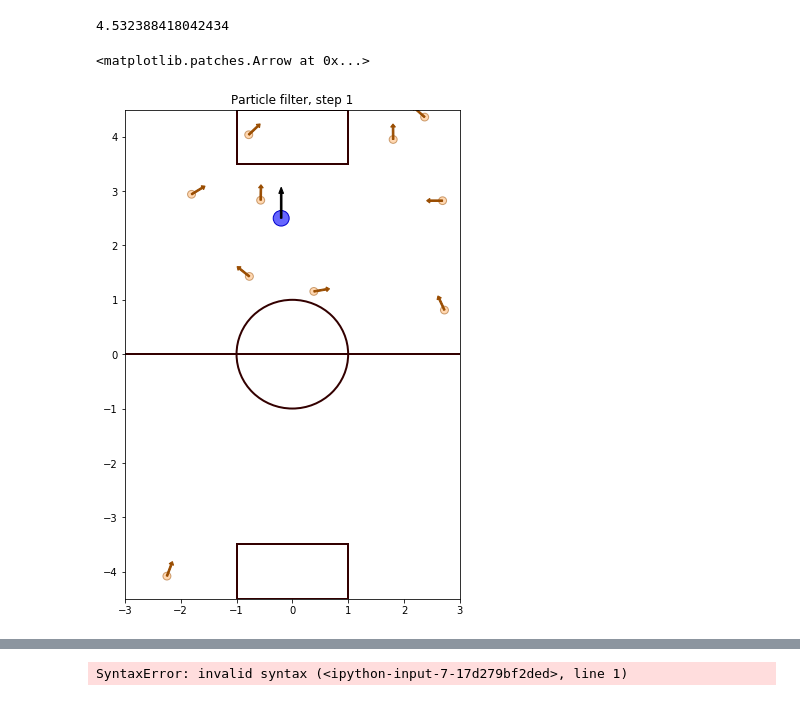
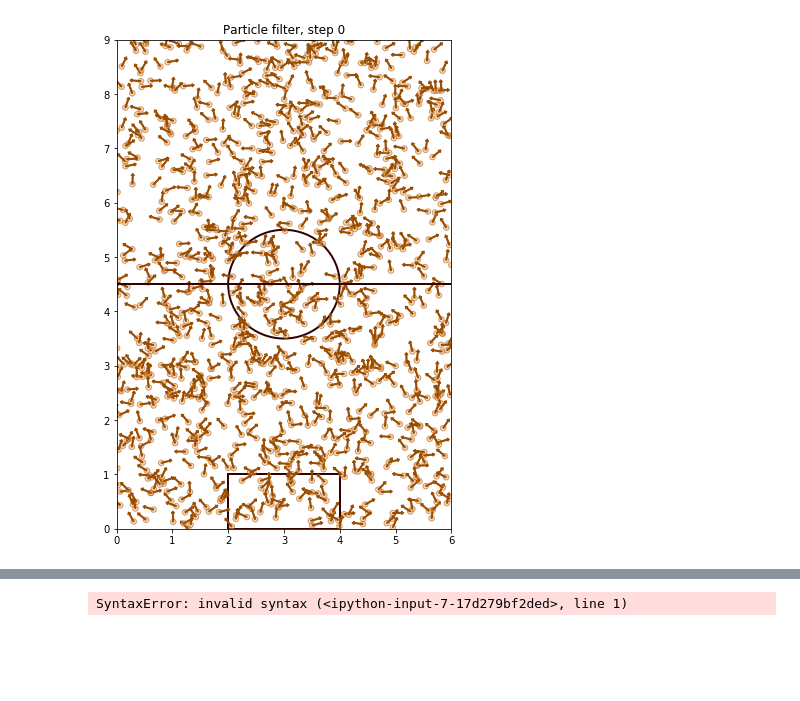
Before and after one commit to StarkitRobots/kondo_mv, a Jupyter notebook: localization/experiments/experiments.ipynb, the cells around one changed output, grey strips where cells are left out. Cells and saved outputs as stored; diff of their text form; code cells hidden in the pictures; blank space fills up the shorter version.

```diff
--- a/localization/experiments/experiments.ipynb
+++ b/localization/experiments/experiments.ipynb
@@ -85,43 +84,32 @@ class Robot(Field):
 # %%
 class ParticleFilter():
     def __init__(self, myrobot, field,
-                 n = 10, forward_noise = 0.025,
-                 turn_noise = 0.1, sense_noise = 0.2):
+                 n = 1000, forward_noise = 0.025,
+                 turn_noise = 0.1, sense_noise = 0.05):
         self.forward_noise = forward_noise
         self.turn_noise = turn_noise
         self.sense_noise = sense_noise
         self.n = n  # number of particles
         self.myrobot = myrobot
         self.p = []
-        if myrobot.k:
-            for i in range(self.n):
-                x = Robot((random.random()-0.5)*field.w_width  , (random.random()-0.5)*field.w_length, random.random()*np.pi)
+
+        for i in range(self.n):
+            x = Robot(random.random()*field.w_width, random.random()*field.w_length, random.random()*np.pi)
             #x.set_noise(forward_noise, turn_noise, 0)
-                self.p.append(x)
-        else:
-             for i in range(self.n):
-                x_coord = self.myrobot.x + random.gauss(0, self.sense_noise*3)
-                y_coord = self.myrobot.y + random.gauss(0, self.sense_noise*3)
-                yaw = self.myrobot.orientation + random.gauss(0, self.sense_noise)*math.pi
-                yaw %= 2 * math.pi
-                x = Robot(x_coord, y_coord, yaw)
-                #x.set_noise(forward_noise, turn_noise, 0)
-                self.p.append(x)
+            self.p.append(x)
 
-    def step(self, b):
+    def step(self):
 
-        self.myrobot = self.myrobot.move(0, b)
-        #z = self.myrobot.sense()
+        self.myrobot = self.myrobot.move(0, 0.02)
+        z = self.myrobot.sense()
 
         # now we simulate a robot motion for each of
         # these particles
         p_tmp = []
         p = self.p
         for i in range(self.n):
-            p_tmp.append(p[i].move(0, b))
-
+            p_tmp.append(p[i].move(0, 0.02))
         self.p = p_tmp
-        print(p_tmp[0].x)
         return p_tmp
 
     def do_n_steps(self, steps):
@@ -178,7 +169,2 @@ p = pf.p
 import matplotlib.pylab as plt
 world_size = 10
-# %%
-pf.step(2.0)
-p = pf.p
-# %% [output]
-4.532388418042434
@@ -189,44 +171,36 @@ pf.myrobot.orientation = math.pi/2
 # %%
-factor = 7
+factor = 10
 plt.figure("Robot in the world", figsize=(field.w_width, field.w_length))
-plt.title('Particle filter, step ' + str(1))
-grid = [-field.w_width/2.0, field.w_width/2.0, -field.w_length/2.0, field.w_length/2.0]
+plt.title('Particle filter, step ' + str(0))
+grid = [0, field.w_width, 0, field.w_length]
 ax = plt.axis(grid)
 #plt.grid(b=True, which='major', color='0.75', linestyle='--')
 #plt.xticks([i for i in range(0, int(6), 5)])
 #plt.yticks([i for i in range(0, int(9), 5)])
 
 for el in field.field:
     if el == 'circles':
         for circle in field.field['circles']:
             plot_circle = plt.Circle((circle[0], circle[1]), circle[2],linewidth=2, fill=False, edgecolor='#330000')
             plt.gca().add_patch(plot_circle)
     if el == 'lines' :
         for line in field.field['lines']:
             plot_line = plt.Line2D(line[0], line[1], linewidth=2, linestyle="-", color='#330000')
             plt.gca().add_line(plot_line)
     if el == 'rectangles' :
         for rectangle in field.field['rectangles']:
             rect = plt.Rectangle(rectangle[0], rectangle[1], rectangle[2], linewidth=2, linestyle="-", fill = False, edgecolor='#330000')
             plt.gca().add_patch(rect)
 
 # draw particles
 for ind in range(len(p)):
 
     # particle
     circle = plt.Circle((p[ind].x, p[ind].y), 1./factor/2, facecolor='#ffb266', edgecolor='#994c00', alpha=0.5)
     plt.gca().add_patch(circle)
 
     # particle's orientation
     arrow = plt.Arrow(p[ind].x, p[ind].y, 2*np.cos(p[ind].orientation)/factor, 2*np.sin(p[ind].orientation)/factor, width=1/factor, alpha=1., facecolor='#994c00', edgecolor='#994c00')
     plt.gca().add_patch(arrow)
-
-circle = plt.Circle((robot.x, robot.y), 1./factor, facecolor='#6666ff', edgecolor='#0000cc')
-plt.gca().add_patch(circle)
-
-    # robot's orientation
-arrow = plt.Arrow(robot.x, robot.y, 2*np.cos(robot.orientation), 2*np.sin(robot.orientation)/factor/0.5, 1./factor, alpha=1.0, facecolor='#000000', edgecolor='#000000')
-plt.gca().add_patch(arrow)
 # %% [output]
-<matplotlib.patches.Arrow at 0x...>
-[figure, old version]
+[figure, new version]
```
Also changed, not shown: parts of 17 cells of this notebook, 7 other files.
